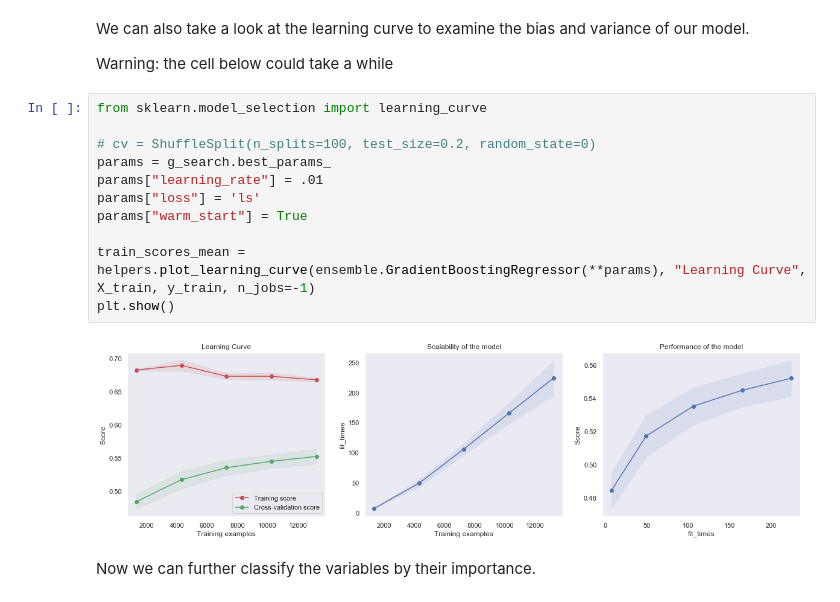
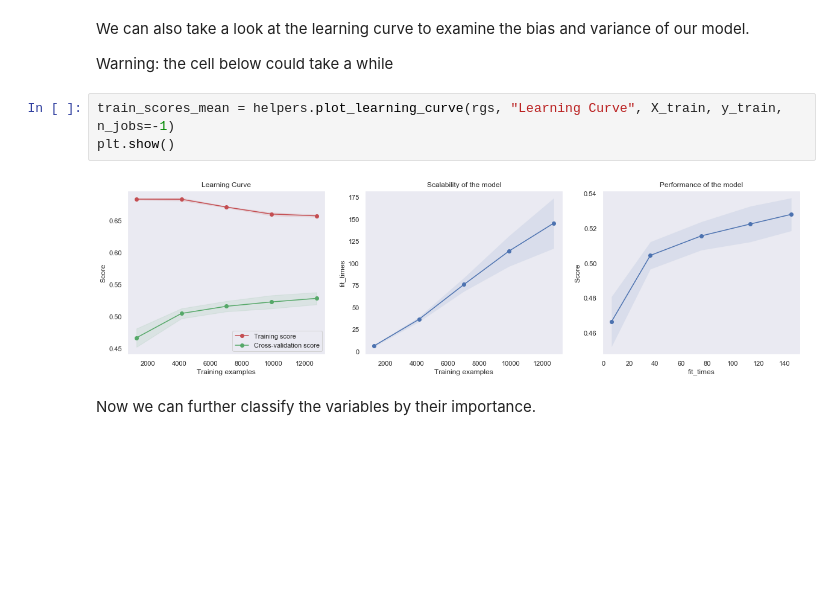
Before and after one commit to Zackhardtoname/airbnb_dataset_challenge, a Jupyter notebook: scripts/modeling_evaluation.ipynb, the cells around one changed output. Drawn from its saved outputs; the diff is of its cells as text; blank space fills up the shorter version.

```diff
--- a/scripts/modeling_evaluation.ipynb
+++ b/scripts/modeling_evaluation.ipynb
@@ -123,19 +128,11 @@ We can see that as we increase the number of estimators for the tree, the errors
 We can also take a look at the learning curve to examine the bias and variance of our model.
 
 Warning: the cell below could take a while
-# %%
-from sklearn.model_selection import learning_curve
-
-# cv = ShuffleSplit(n_splits=100, test_size=0.2, random_state=0)
-params = g_search.best_params_
-params["learning_rate"] = .01
-params["loss"] = 'ls'
-params["warm_start"] = True
-
-train_scores_mean = helpers.plot_learning_curve(ensemble.GradientBoostingRegressor(**params), "Learning Curve", X_train, y_train, n_jobs=-1)
-plt.show()
-# %% [output]
-[figure, removed]
+# %%
+train_scores_mean = helpers.plot_learning_curve(rgs, "Learning Curve", X_train, y_train, n_jobs=-1)
+plt.show()
+# %% [output]
+[figure, added]
 # %% [markdown]
 Now we can further classify the variables by their importance.
 # %%
```
Also changed, not shown: parts of 7 cells of this notebook, 11 other files.
